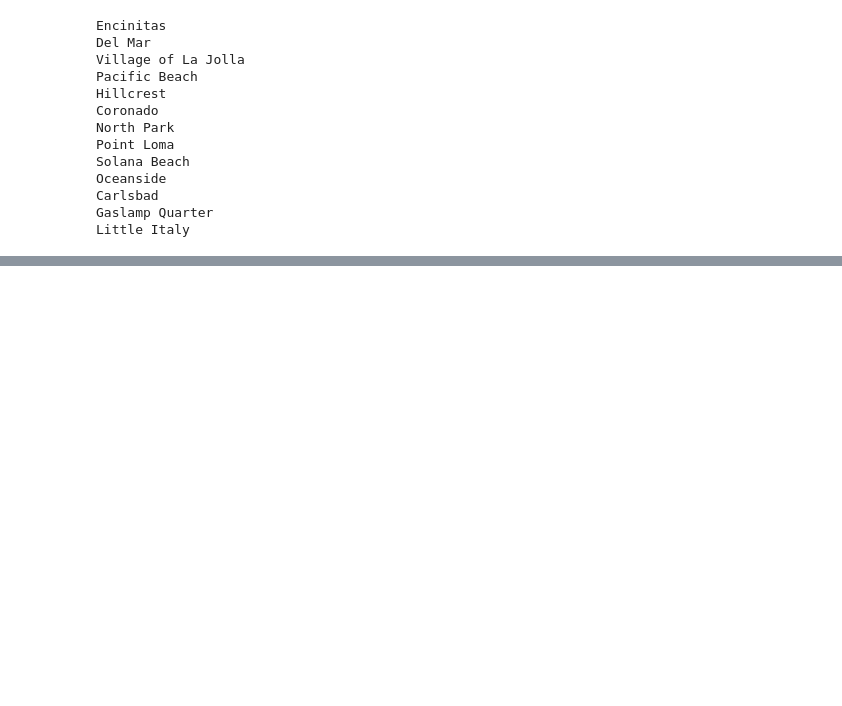
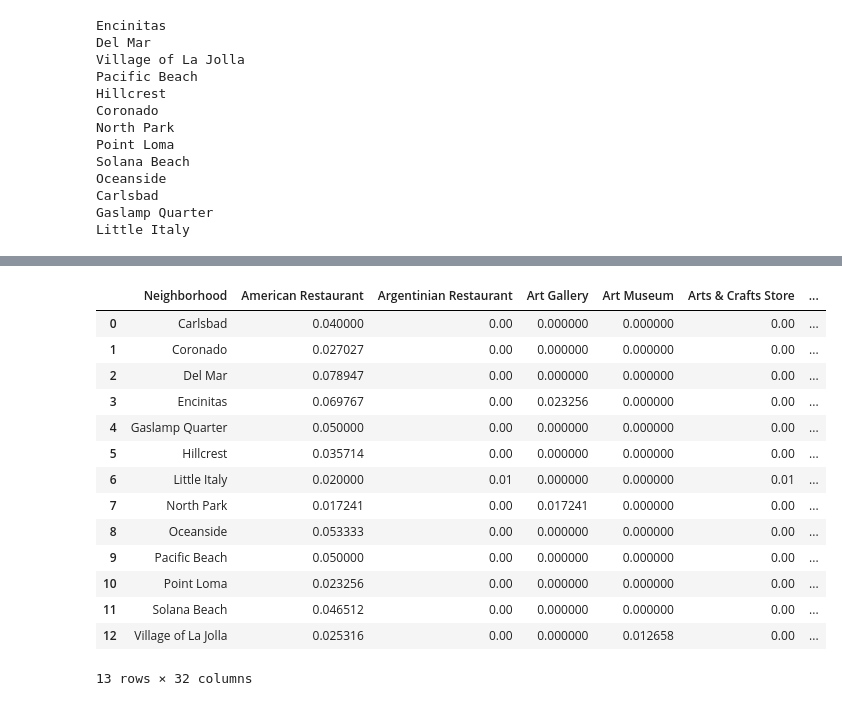
Before and after one commit to dominikalad/Coursera_Capstone, a Jupyter notebook: Capstone_DS_Project-Foursquare.ipynb, the cells around one changed output, grey strips where cells are left out. Drawn from its saved outputs; the diff is of its cells as text; code cells hidden in the pictures; blank space fills up the shorter version.

```diff
--- a/Capstone_DS_Project-Foursquare.ipynb
+++ b/Capstone_DS_Project-Foursquare.ipynb
@@ -292,0 +354,12 @@ array(['Taco Place', 'Pizza Place', 'Coffee Shop', 'Asian Restaurant',
+# %%
+# one hot encoding
+sd_onehot = pd.get_dummies(sd_venues[['Venue Category']], prefix="", prefix_sep="")
+
+# add neighborhood column back to dataframe
+sd_onehot['Neighborhood'] = sd_venues['Neighborhood']
+
+# move neighborhood column to the first column
+fixed_columns = [sd_onehot.columns[-1]] + list(sd_onehot.columns[:-1])
+sd_onehot = sd_onehot[fixed_columns]
+
+sd_onehot.head()
@@ -292,0 +374,25 @@ array(['Taco Place', 'Pizza Place', 'Coffee Shop', 'Asian Restaurant',
+# %%
+sd_onehot = sd_onehot[['Neighborhood', 'American Restaurant', 'Argentinian Restaurant', 'Art Gallery',
+       'Art Museum', 'Arts & Crafts Store', 'Asian Restaurant', 'Bagel Shop', 'Bakery', 'Brazilian Restaurant', 'Breakfast Spot',
+       'Café', 'Cocktail Bar', 'Coffee Shop', 'French Restaurant', 'Italian Restaurant',
+       'Japanese Restaurant','Latin American Restaurant', 'New American Restaurant','Park','Other Great Outdoors', 'Restaurant', 'Seafood Restaurant',
+        'South American Restaurant', 'Steakhouse', 'Sushi Restaurant', 'Tapas Restaurant', 'Thai Restaurant', 'Theater','Vegetarian / Vegan Restaurant','Whisky Bar', 'Wine Bar']]
+# %%
+sd_grouped = sd_onehot.groupby('Neighborhood').mean().reset_index()
+sd_grouped
+# %% [output]
+|  | Neighborhood | American Restaurant | Argentinian Restaurant | Art Gallery | Art Museum | Arts & Crafts Store | ... |
+| 0 | Carlsbad | 0.040000 | 0.00 | 0.000000 | 0.000000 | 0.00 | ... |
+| 1 | Coronado | 0.027027 | 0.00 | 0.000000 | 0.000000 | 0.00 | ... |
+| 2 | Del Mar | 0.078947 | 0.00 | 0.000000 | 0.000000 | 0.00 | ... |
+| 3 | Encinitas | 0.069767 | 0.00 | 0.023256 | 0.000000 | 0.00 | ... |
+| 4 | Gaslamp Quarter | 0.050000 | 0.00 | 0.000000 | 0.000000 | 0.00 | ... |
+| 5 | Hillcrest | 0.035714 | 0.00 | 0.000000 | 0.000000 | 0.00 | ... |
+| 6 | Little Italy | 0.020000 | 0.01 | 0.000000 | 0.000000 | 0.01 | ... |
+| 7 | North Park | 0.017241 | 0.00 | 0.017241 | 0.000000 | 0.00 | ... |
+| 8 | Oceanside | 0.053333 | 0.00 | 0.000000 | 0.000000 | 0.00 | ... |
+| 9 | Pacific Beach | 0.050000 | 0.00 | 0.000000 | 0.000000 | 0.00 | ... |
+| 10 | Point Loma | 0.023256 | 0.00 | 0.000000 | 0.000000 | 0.00 | ... |
+| 11 | Solana Beach | 0.046512 | 0.00 | 0.000000 | 0.000000 | 0.00 | ... |
+| 12 | Village of La Jolla | 0.025316 | 0.00 | 0.000000 | 0.012658 | 0.00 | ... |
+13 rows × 32 columns
```
Also changed, not shown: parts of 56 cells of this notebook.
